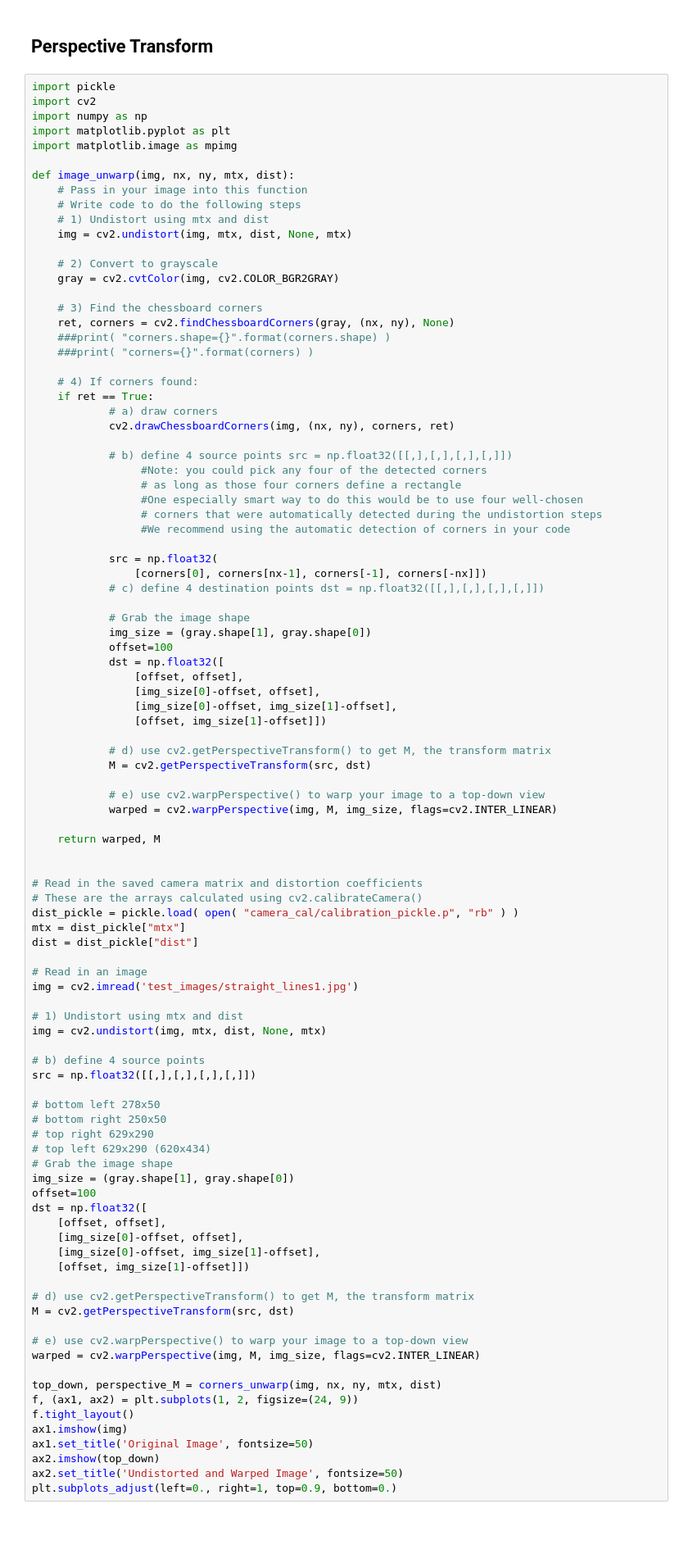
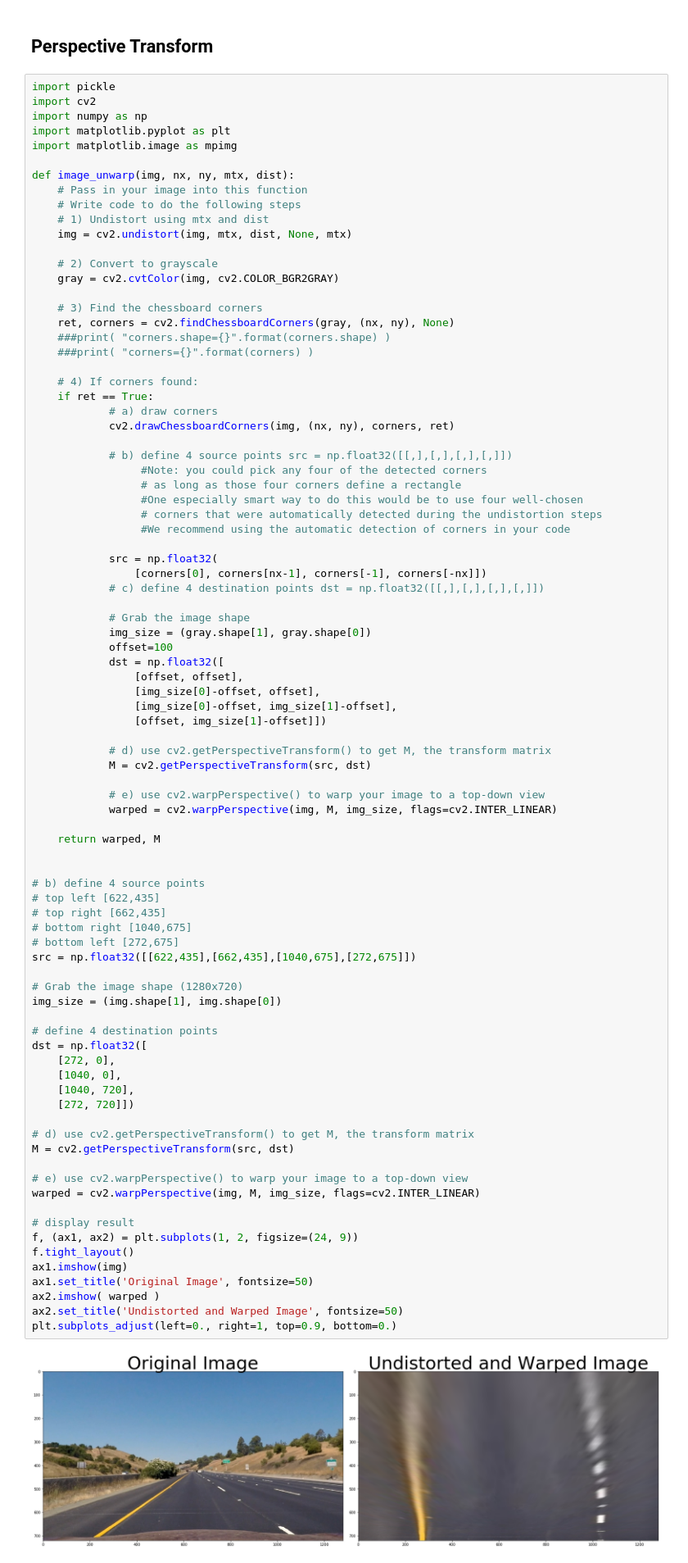
Before and after one commit to tsenying/CarND-Advanced-Lane-Lines, a Jupyter notebook: AdvancedLaneFinding.ipynb, the cells around one changed output. Shown at 82% size. Saved outputs shown, nothing was run; the diff lists cells and outputs as text; blank space fills up the shorter version.

```diff
--- a/AdvancedLaneFinding.ipynb
+++ b/AdvancedLaneFinding.ipynb
@@ -380,56 +413,47 @@ def image_unwarp(img, nx, ny, mtx, dist):
                 [offset, offset],
                 [img_size[0]-offset, offset],
                 [img_size[0]-offset, img_size[1]-offset],
                 [offset, img_size[1]-offset]])
 
             # d) use cv2.getPerspectiveTransform() to get M, the transform matrix
             M = cv2.getPerspectiveTransform(src, dst)
 
             # e) use cv2.warpPerspective() to warp your image to a top-down view
             warped = cv2.warpPerspective(img, M, img_size, flags=cv2.INTER_LINEAR)
 
     return warped, M
 
 
-# Read in the saved camera matrix and distortion coefficients
-# These are the arrays calculated using cv2.calibrateCamera()
-dist_pickle = pickle.load( open( "camera_cal/calibration_pickle.p", "rb" ) )
-mtx = dist_pickle["mtx"]
-dist = dist_pickle["dist"]
+# b) define 4 source points
+# top left [622,435]
+# top right [662,435]
+# bottom right [1040,675]
+# bottom left [272,675]
+src = np.float32([[622,435],[662,435],[1040,675],[272,675]])
 
-# Read in an image
-img = cv2.imread('test_images/straight_lines1.jpg')
+# Grab the image shape (1280x720)
+img_size = (img.shape[1], img.shape[0])
 
-# 1) Undistort using mtx and dist
-img = cv2.undistort(img, mtx, dist, None, mtx)
-
-# b) define 4 source points
-src = np.float32([[,],[,],[,],[,]])
-
-# bottom left 278x50
-# bottom right 250x50
-# top right 629x290
-# top left 629x290 (620x434)
-# Grab the image shape
-img_size = (gray.shape[1], gray.shape[0])
-offset=100
+# define 4 destination points
 dst = np.float32([
-    [offset, offset],
-    [img_size[0]-offset, offset],
-    [img_size[0]-offset, img_size[1]-offset],
-    [offset, img_size[1]-offset]])
+    [272, 0],
+    [1040, 0],
+    [1040, 720],
+    [272, 720]])
 
 # d) use cv2.getPerspectiveTransform() to get M, the transform matrix
 M = cv2.getPerspectiveTransform(src, dst)
 
 # e) use cv2.warpPerspective() to warp your image to a top-down view
 warped = cv2.warpPerspective(img, M, img_size, flags=cv2.INTER_LINEAR)
 
-top_down, perspective_M = corners_unwarp(img, nx, ny, mtx, dist)
+# display result
 f, (ax1, ax2) = plt.subplots(1, 2, figsize=(24, 9))
 f.tight_layout()
 ax1.imshow(img)
 ax1.set_title('Original Image', fontsize=50)
-ax2.imshow(top_down)
+ax2.imshow( warped )
 ax2.set_title('Undistorted and Warped Image', fontsize=50)
 plt.subplots_adjust(left=0., right=1, top=0.9, bottom=0.)
+# %% [output]
+[figure, added]
```
Also changed, not shown: parts of 2 cells of this notebook.
